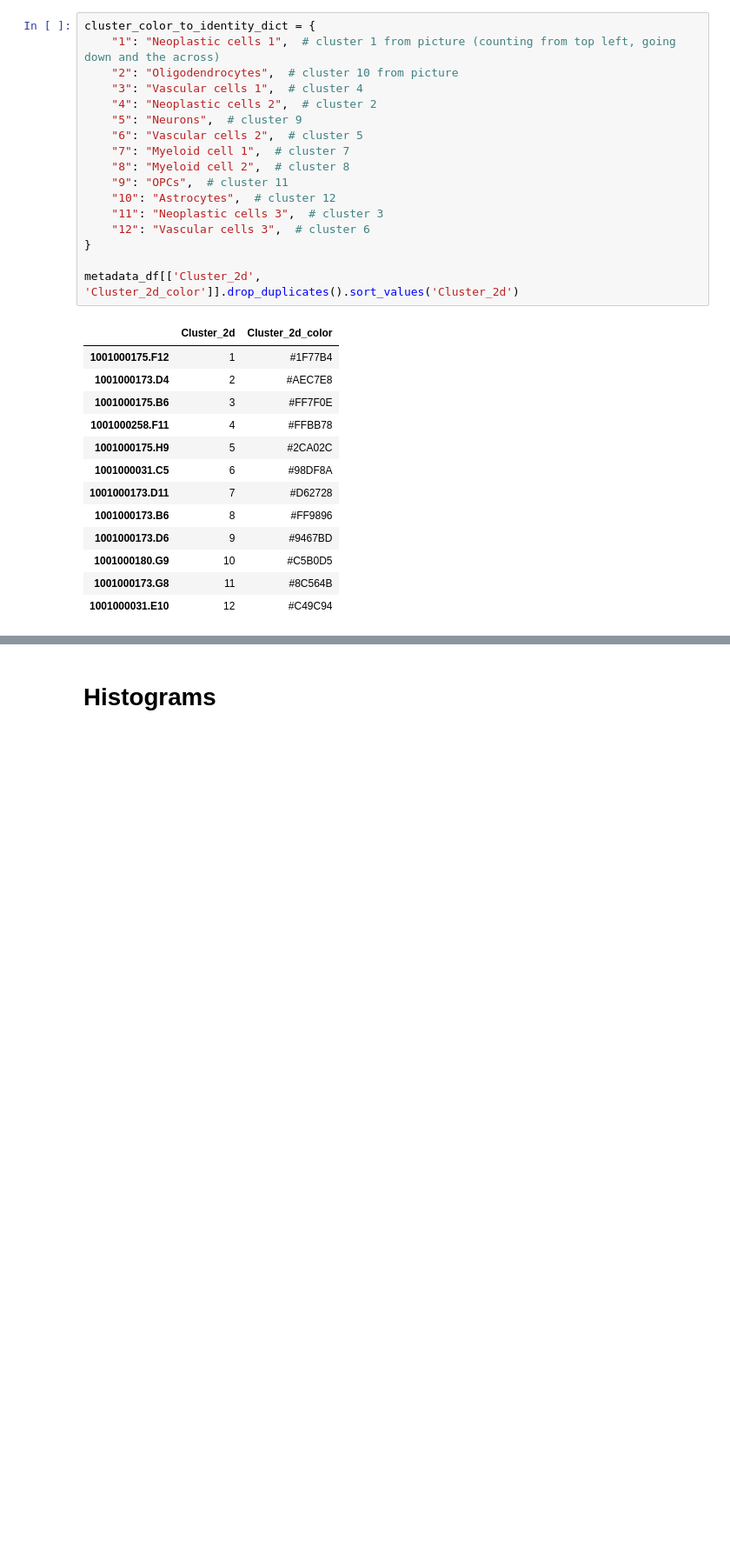
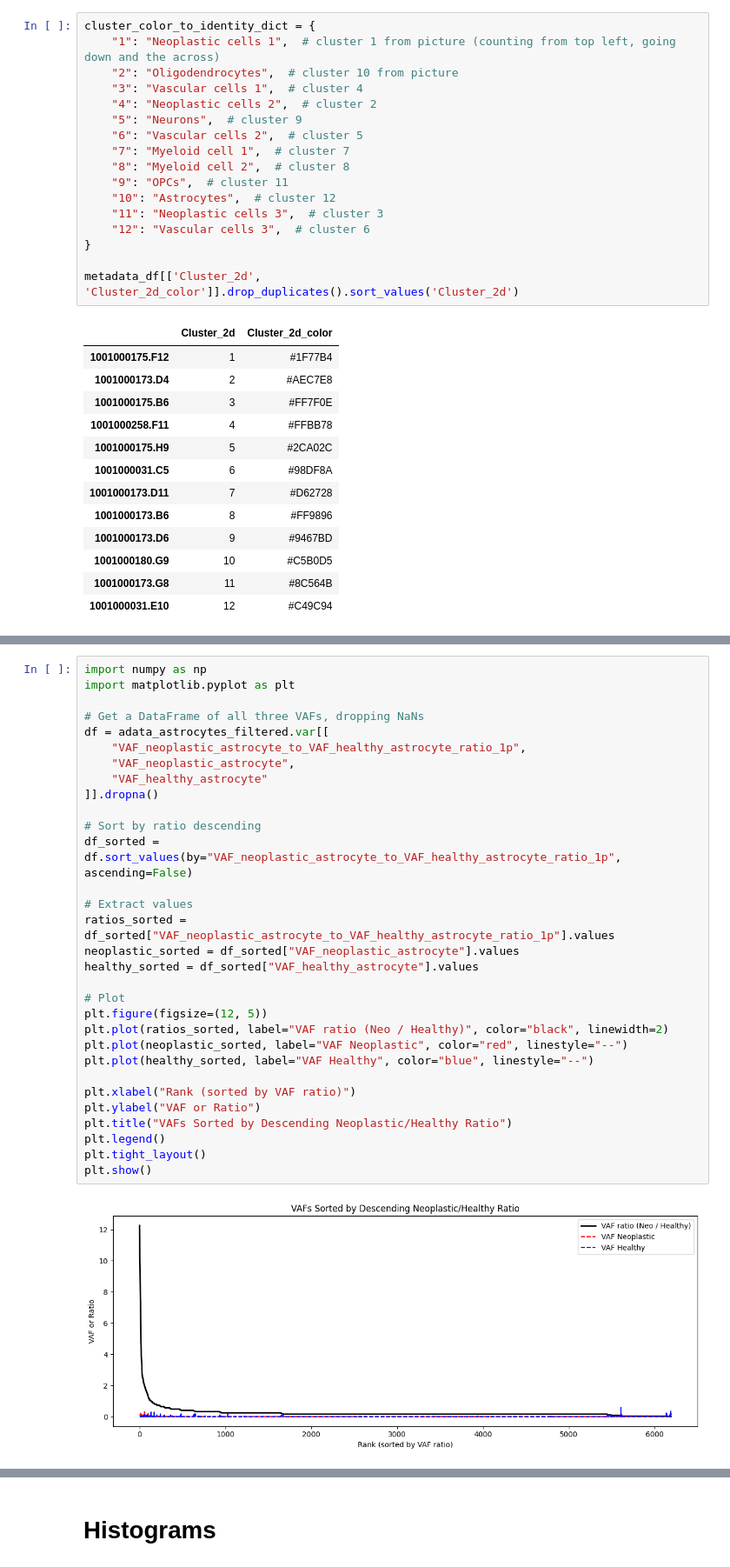
Before and after one commit to pachterlab/RLSRP_2025, a Jupyter notebook: notebooks/Fig1_single_cell_analysis.ipynb, the cells around one changed output, grey strips where cells are left out. Shown at 87% size. Cells and saved outputs as stored; diff of their text form; blank space fills up the shorter version.

```diff
--- a/notebooks/Fig1_single_cell_analysis.ipynb
+++ b/notebooks/Fig1_single_cell_analysis.ipynb
@@ -158,0 +362,33 @@ metadata_df[['Cluster_2d', 'Cluster_2d_color']].drop_duplicates().sort_values('C
+# %%
+import numpy as np
+import matplotlib.pyplot as plt
+
+# Get a DataFrame of all three VAFs, dropping NaNs
+df = adata_astrocytes_filtered.var[[
+    "VAF_neoplastic_astrocyte_to_VAF_healthy_astrocyte_ratio_1p",
+    "VAF_neoplastic_astrocyte",
+    "VAF_healthy_astrocyte"
+]].dropna()
+
+# Sort by ratio descending
+df_sorted = df.sort_values(by="VAF_neoplastic_astrocyte_to_VAF_healthy_astrocyte_ratio_1p", ascending=False)
+
+# Extract values
+ratios_sorted = df_sorted["VAF_neoplastic_astrocyte_to_VAF_healthy_astrocyte_ratio_1p"].values
+neoplastic_sorted = df_sorted["VAF_neoplastic_astrocyte"].values
+healthy_sorted = df_sorted["VAF_healthy_astrocyte"].values
+
+# Plot
+plt.figure(figsize=(12, 5))
+plt.plot(ratios_sorted, label="VAF ratio (Neo / Healthy)", color="black", linewidth=2)
+plt.plot(neoplastic_sorted, label="VAF Neoplastic", color="red", linestyle="--")
+plt.plot(healthy_sorted, label="VAF Healthy", color="blue", linestyle="--")
+
+plt.xlabel("Rank (sorted by VAF ratio)")
+plt.ylabel("VAF or Ratio")
+plt.title("VAFs Sorted by Descending Neoplastic/Healthy Ratio")
+plt.legend()
+plt.tight_layout()
+plt.show()
+# %% [output]
+[figure, added]
```
Also changed, not shown: parts of 42 cells of this notebook, 2 other files.
